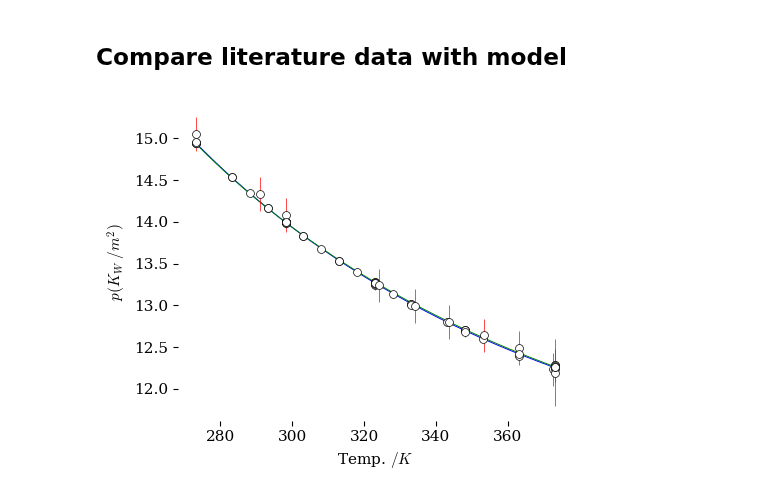
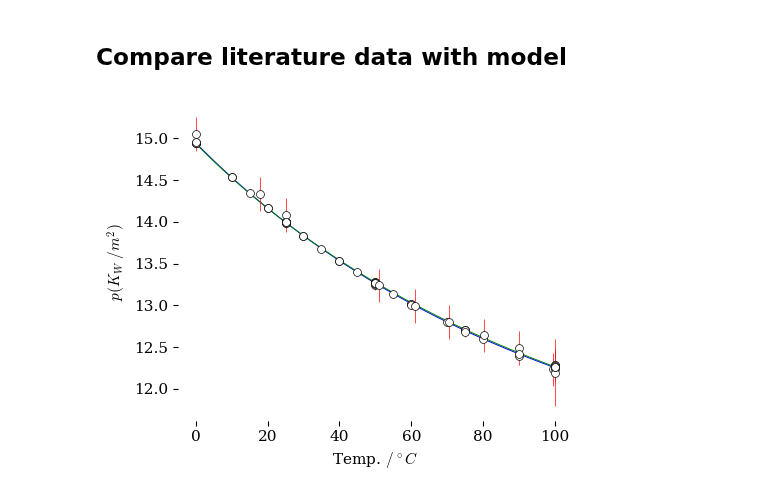
Before and after one commit to blinkletter/4410PythonNotebooks, a Jupyter notebook: Class_10/water_ion_product.ipynb, the cells around one changed output. Cells and saved outputs as stored; diff of their text form; code cells hidden in the pictures.

```diff
--- a/Class_10/water_ion_product.ipynb
+++ b/Class_10/water_ion_product.ipynb
@@ -573,36 +573,36 @@ dataKW = df2["pKw(exp.)"]
 dataerr = df2["u[pKw(exp.)]"]
 ################################################################################
 ### Plot the data and the line fit.
 ################################################################################
 plt.rcdefaults()
 plt.style.use(github_styles_location + "tufte.mplstyle")
 
 fig, ax = plt.subplots(nrows=1, ncols=1, figsize=(5,4))
 
-ax.plot(T, pKwCalcAIPWS, color='blue', zorder=1, linewidth=0.7)
-ax.plot(T, pKwCalcNIST, color='green', zorder=1, linewidth=0.7)
+ax.plot(T-273.15, pKwCalcAIPWS, color='blue', zorder=1, linewidth=0.7)
+ax.plot(T-273.15, pKwCalcNIST, color='green', zorder=1, linewidth=0.7)
 
-ax.scatter(datatemp,dataKW,
+ax.scatter(datatemp-273.15, dataKW,
            marker = "o", s=32,
            color="white", edgecolor = "black",
            linewidth = 0.5, zorder=3)
 
-ax.errorbar(datatemp, dataKW, dataerr*2, marker = None,
+ax.errorbar(datatemp-273.15, dataKW, dataerr*2, marker = None,
             ecolor = "red", elinewidth = 0.5, capsize = 0,
             linewidth = 0, zorder = 2)
 
 
 ax.set(ylabel=r"$p{(K_W\ /m^{2})}$",
-       xlabel=r"Temp. $/K$",
+       xlabel=r"Temp. $/^\circ C$",
 #           xlim=[-0.01,0.35],
 #          ylim=[-1.25,-0.7]
       )
 #ax.axvline(17+273.15, linewidth = 0.4, color = "lightgray", zorder=0)
 
 
 
 
 plt.savefig("plots/KW_plot.pdf")
 plt.show()
 # %% [output]
-[figure, old version]
+[figure, new version]
```
Also changed, not shown: parts of 3 cells of this notebook, 4 other files.
